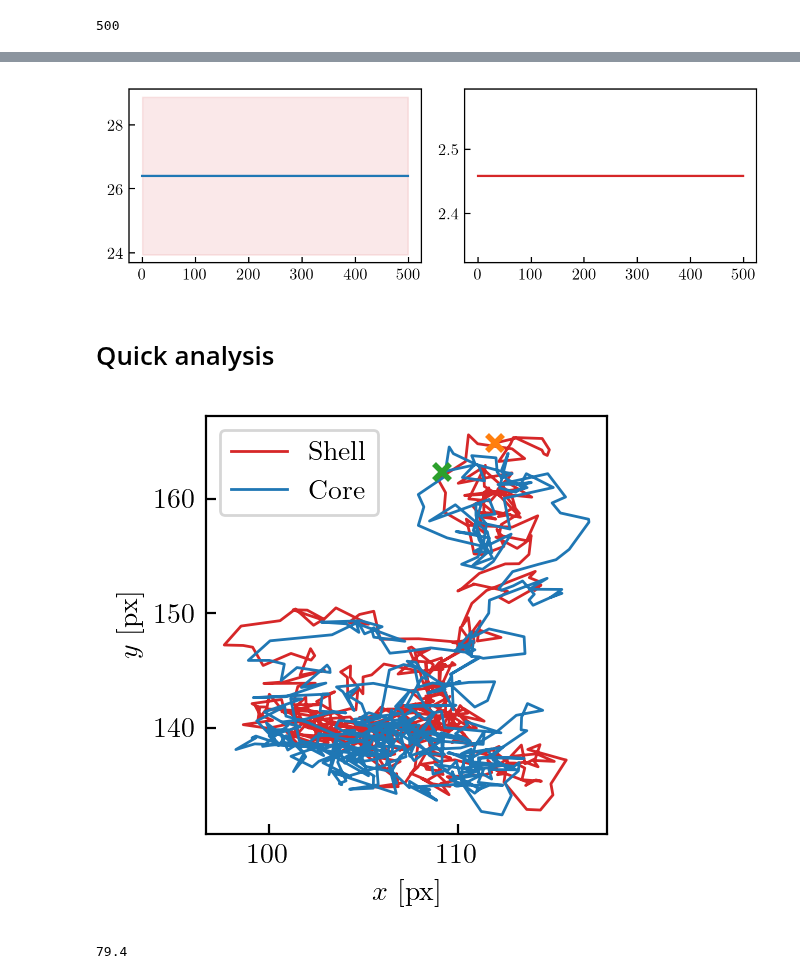
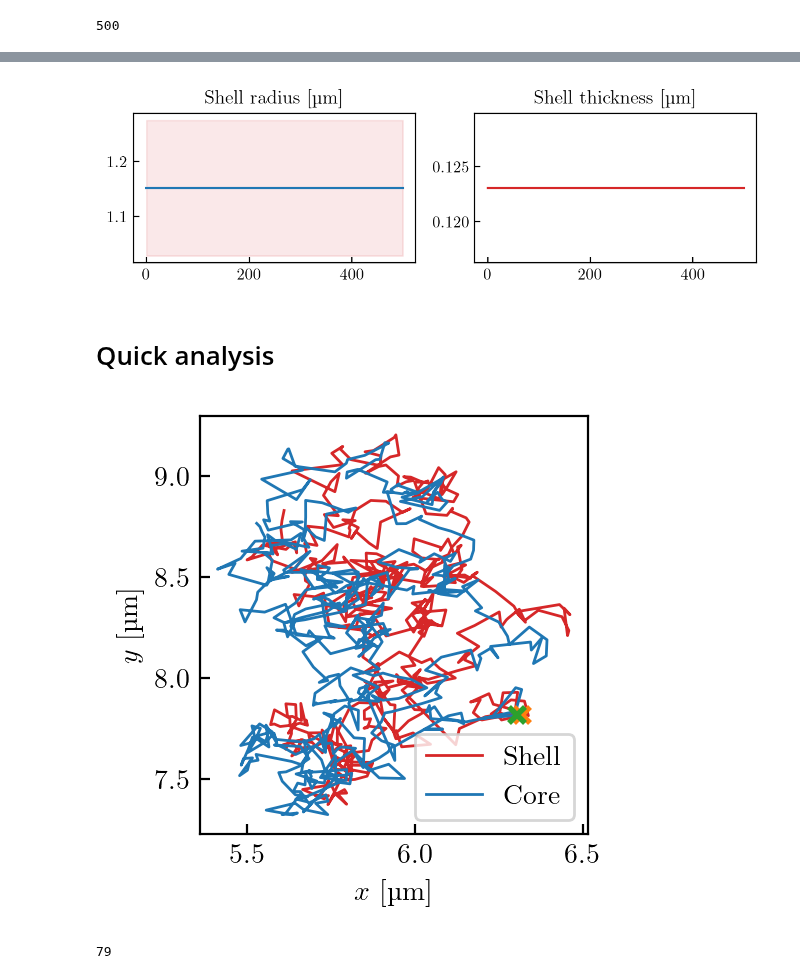
Before and after one commit to nicofares/wraptrack, a Jupyter notebook: wraptrack_coreshell/tracking_dic_v0.ipynb, the cells around one changed output, grey strips where cells are left out. Drawn from its saved outputs; the diff is of its cells as text; code cells hidden in the pictures.

```diff
--- a/wraptrack_coreshell/tracking_dic_v0.ipynb
+++ b/wraptrack_coreshell/tracking_dic_v0.ipynb
@@ -182,13 +183,13 @@ plt.show()
 # Inputs
 # %%
 # Where to find the data
-path2vid = '/home/nfares/postdoc/experiments/data/Rattler/20260907_rattler_diffusing_DIC_x100_calib_0p04/tototo007_fps_100_p3.tif'
+path2vid = '/home/nfares/postdoc/experiments/data/Rattler/20260907_rattler_diffusing_DIC_x100_calib_0p04/tototo008_fps_100_p3.tif'
 
 # Frame rate
-fps = 79.4
+fps = 79
 
 # Pixel size (in m)
-px = 40e-9
+px = 44e-9
 # %% [markdown]
 # Get the frames
 # %%
@@ -382,19 +418,7 @@ std_Sr = np.nanstd(Souter)
 # %%
-i = 14
+i = 6
 # plt.imshow(stack[i])
 
 # plt.imsave('im_' +str(i)+'.png', stack[i])
 
 # tifffile.imwrite('frame_{}.tif'.format(i), stack[i])
-# %%
-from ring_tracking import plot_radial_profile
-
-i = 13
-
-frame = stack[i]
-
-outer_result = locate_ring(frame, min_snr=1, smoothing_sigma=1.5)
-
-fig, ax = plt.subplots(1, 1, figsize=(10/2.54, 7/2.54))
-
-r, profile, fig = plot_radial_profile(frame, result=outer_result, save_path='profile.png', fig=fig, ax=ax)
@@ -472,14 +604,24 @@ for i in tqdm(range(start, stop, step)): #, frame in enumerate(stack):
+# %%
+xouter = results["xs"].to_numpy()
+youter = results["ys"].to_numpy()
+Router = results["as"].to_numpy()
+Souter = results["sigmas"].to_numpy()
+xinner = results["xc"].to_numpy()
+yinner = results["yc"].to_numpy()
 # %%
 fig, [ax1, ax2] = plt.subplots(1, 2, figsize=(15/2.54, 5/2.54))
 
 cond = Router > 0
 
-ax1.plot(np.arange(len(Router[cond])), Router[cond], ls='-', c='tab:blue')
-ax1.fill_between(np.arange(len(Router[cond])), Router[cond] - Souter[cond], Router[cond]+Souter[cond], color='tab:red', alpha=0.1)
+ax1.plot(np.arange(len(Router[cond])), Router[cond] * 1e6, ls='-', c='tab:blue')
+ax1.fill_between(np.arange(len(Router[cond])), (Router[cond] - Souter[cond]) * 1e6, (Router[cond]+Souter[cond]) * 1e6, color='tab:red', alpha=0.1)
 
-ax2.plot(Souter[cond], ls='-', c='tab:red')
+ax2.plot(Souter[cond]*1e6, ls='-', c='tab:red')
+
+ax1.set_title(r'Shell radius [\textmu m]')
+ax2.set_title(r'Shell thickness [\textmu m]')
 
 plt.tight_layout()
 plt.show()
 # %% [output]
-[figure, old version]
+[figure, new version]
@@ -516,20 +630,20 @@ plt.show()
 # %%
 fig, ax = plt.subplots(1, 1, figsize=(7/2.54, 7/2.54))
 
 start = 0
-stop = -1
+stop = 500
 step = 1
 
-ax.plot(xouter[start:stop:step], youter[start:stop:step], ls='-', lw=1, c='tab:red', label='Shell')
-ax.plot(xinner[start:stop:step], yinner[start:stop:step], ls='-', lw=1, c='tab:blue', label='Core')
+ax.plot(xouter[start:stop:step] * 1e6, youter[start:stop:step] * 1e6, ls='-', lw=1, c='tab:red', label='Shell')
+ax.plot(xinner[start:stop:step] * 1e6, yinner[start:stop:step] * 1e6, ls='-', lw=1, c='tab:blue', label='Core')
 
-ax.plot(xouter[start], youter[start], ls='', marker='x', mec='tab:orange', ms=6, mew=2)
-ax.plot(xinner[start], yinner[start], ls='', marker='x', mec='tab:green', ms=6, mew=2)
+ax.plot(xouter[start]*1e6, youter[start]*1e6, ls='', marker='x', mec='tab:orange', ms=6, mew=2)
+ax.plot(xinner[start]*1e6, yinner[start]*1e6, ls='', marker='x', mec='tab:green', ms=6, mew=2)
 
 ax.legend()
-ax.set(xlabel=r'$x$ [px]', ylabel=r'$y$ [px]')
+ax.set(xlabel=r'$x$ [\textmu m]', ylabel=r'$y$ [\textmu m]')
 
 plt.tight_layout()
 plt.show()
 # %% [output]
-[figure, old version]
+[figure, new version]
@@ -583,4 +695,4 @@ dtimes = dframes / fps
 # %%
 fps
 # %% [output]
-79.4
+79
```
Also changed, not shown: parts of 40 cells of this notebook, 1 other file.
